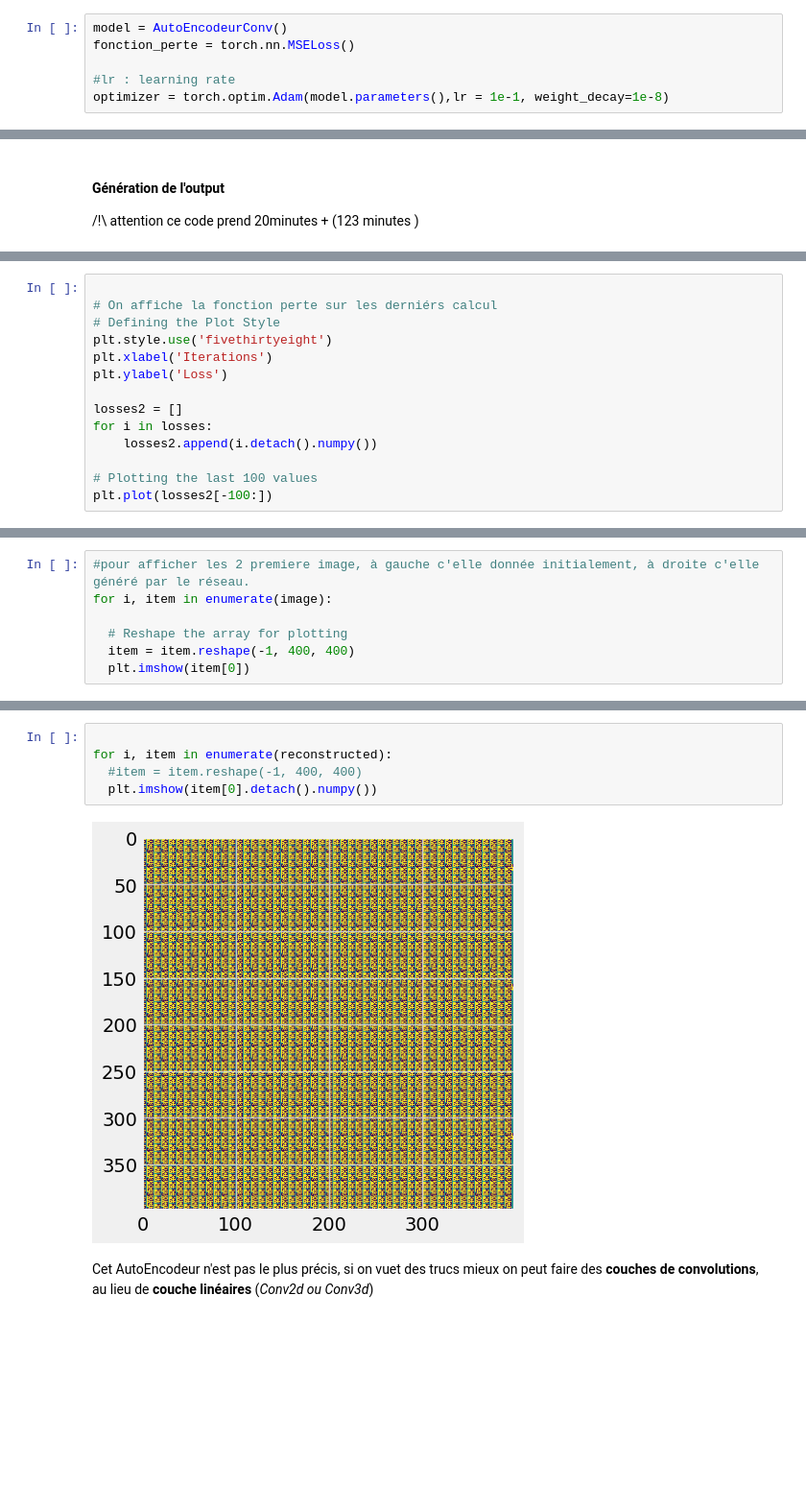
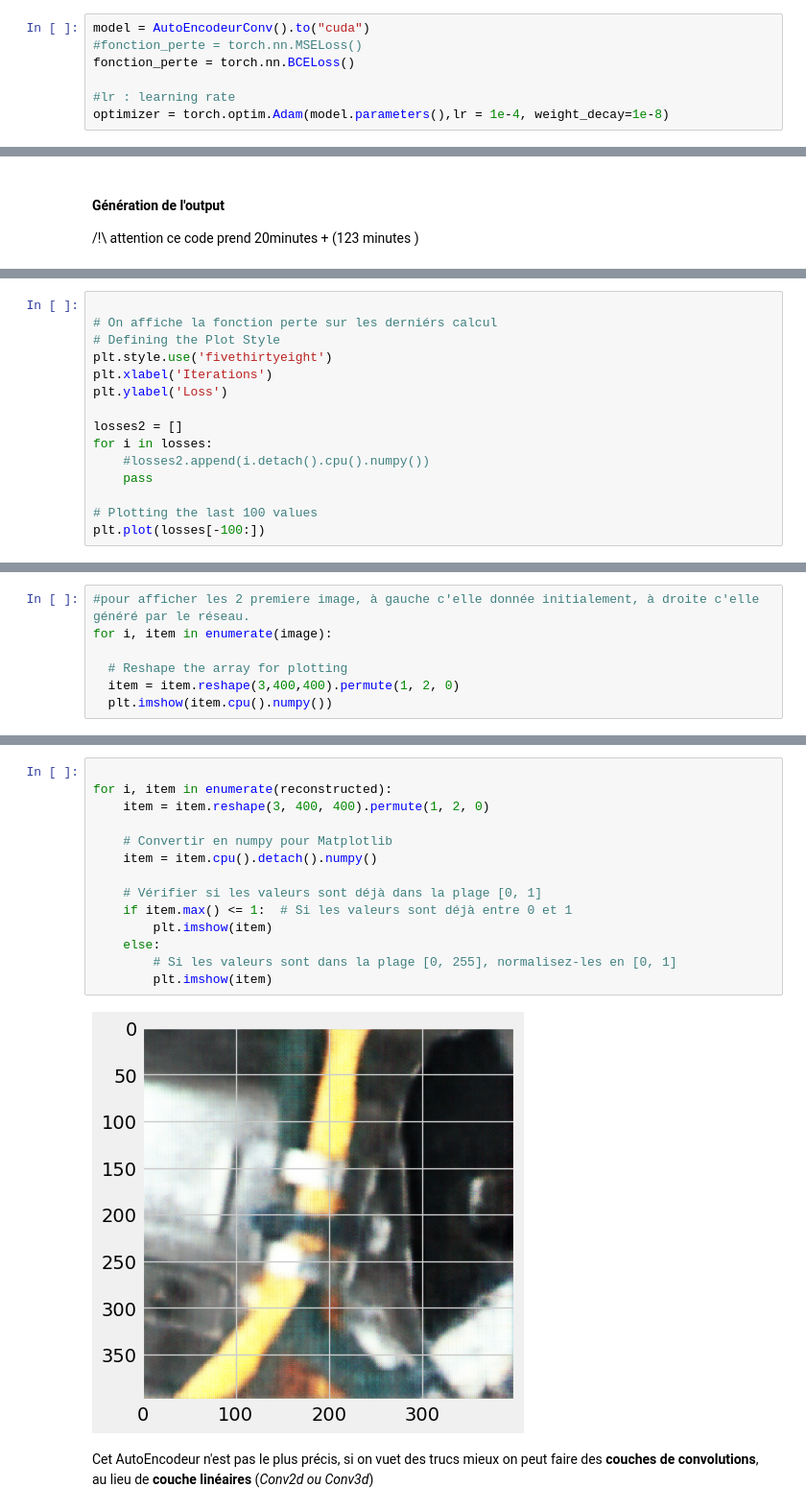
Before and after one commit to PommeDev/Detection-d-anomalies, a Jupyter notebook: AutoEncodeur_notebook.ipynb, the cells around one changed output, grey strips where cells are left out. Shown at 96% size. Cells and saved outputs as stored; diff of their text form; blank space fills up the shorter version.

```diff
--- a/AutoEncodeur_notebook.ipynb
+++ b/AutoEncodeur_notebook.ipynb
@@ -208,8 +217,9 @@ $\sum (x-e)^2$ <br>
 
 L'optimiseur est le moyen de calculer la descente de gradient, [Adam](https://pytorch.org/docs/stable/generated/torch.optim.Adam.html#torch.optim.Adam)  est le plus "efficace" dans notre cas (converge le plus vite, et vers un bon minimum), il en existe d'autre la descente de gradient de base, descente de Newton, descente de gradient stochastique (CF cours de MCMC), Adam est une amélioration de la descente de gradient stochastique.
 # %%
-model = AutoEncodeurConv()
-fonction_perte = torch.nn.MSELoss()
+model = AutoEncodeurConv().to("cuda")
+#fonction_perte = torch.nn.MSELoss()
+fonction_perte = torch.nn.BCELoss()
 
 #lr : learning rate
-optimizer = torch.optim.Adam(model.parameters(),lr = 1e-1, weight_decay=1e-8)
+optimizer = torch.optim.Adam(model.parameters(),lr = 1e-4, weight_decay=1e-8)
@@ -254,9 +306,10 @@ plt.ylabel('Loss')
 
 losses2 = []
 for i in losses:
-    losses2.append(i.detach().numpy())
+    #losses2.append(i.detach().cpu().numpy())
+    pass
 
 # Plotting the last 100 values
-plt.plot(losses2[-100:])
+plt.plot(losses[-100:])
 # %% [output]
 [<matplotlib.lines.Line2D at 0x...>]
@@ -266,6 +319,6 @@ plt.plot(losses2[-100:])
 for i, item in enumerate(image):
 
   # Reshape the array for plotting
-  item = item.reshape(-1, 400, 400)
-  plt.imshow(item[0])
+  item = item.reshape(3,400,400).permute(1, 2, 0)
+  plt.imshow(item.cpu().numpy())
 # %% [output]
@@ -273,9 +326,18 @@ for i, item in enumerate(image):
 # %%
 
 for i, item in enumerate(reconstructed):
-  #item = item.reshape(-1, 400, 400)
-  plt.imshow(item[0].detach().numpy())
+    item = item.reshape(3, 400, 400).permute(1, 2, 0)
+
+    # Convertir en numpy pour Matplotlib
+    item = item.cpu().detach().numpy()
+
+    # Vérifier si les valeurs sont déjà dans la plage [0, 1]
+    if item.max() <= 1:  # Si les valeurs sont déjà entre 0 et 1
+        plt.imshow(item)
+    else:
+        # Si les valeurs sont dans la plage [0, 255], normalisez-les en [0, 1]
+        plt.imshow(item)
 # %% [output]
-[figure, old version]
+[figure, new version]
 # %% [markdown]
 Cet AutoEncodeur n'est pas le plus précis, si on vuet des trucs mieux on peut faire des **couches de convolutions**, au lieu de **couche linéaires** (_Conv2d ou Conv3d_)
```
Also changed, not shown: parts of 9 cells of this notebook.
